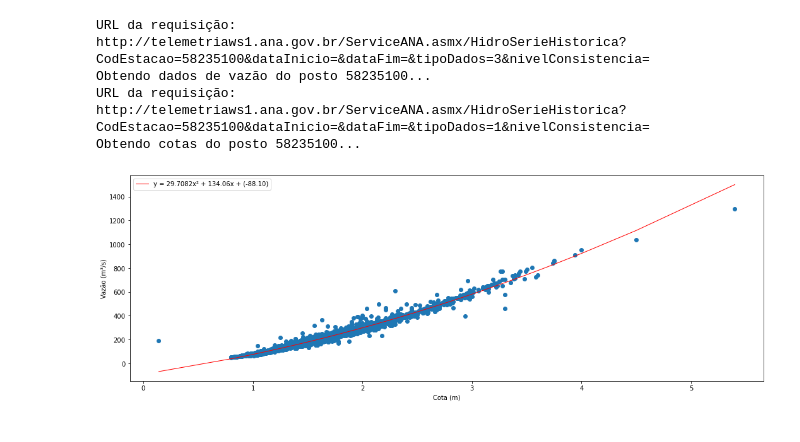
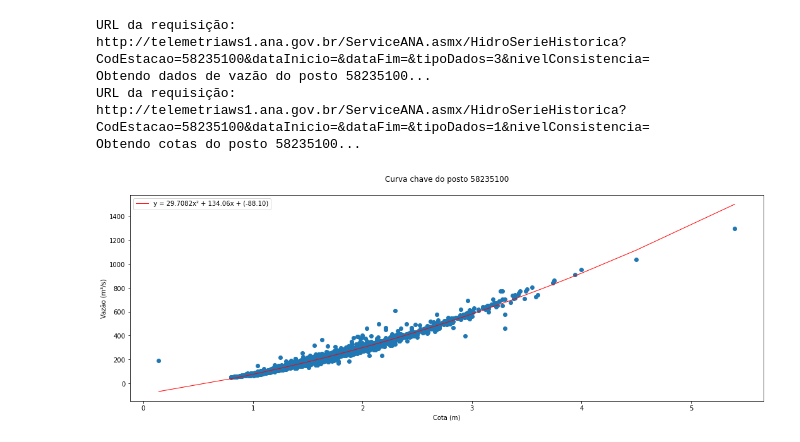
Before and after one commit to andradelis/nuvem, a Jupyter notebook: exemplo_curva_chave.ipynb, the cells around one changed output. Drawn from its saved outputs; the diff is of its cells as text; code cells hidden in the pictures.

Commit message:
:barber: título do gráfico da curva chave adicionado

```diff
--- a/exemplo_curva_chave.ipynb
+++ b/exemplo_curva_chave.ipynb
@@ -33,15 +33,16 @@ curva, coefs = curva_chave(cotas, vazoes)
 # %%
 fig, ax = plt.subplots(figsize=(18, 6))
 
 label='y = {:.4f}x² + {:.2f}x + ({:.2f})'.format(coefs[0], coefs[1], coefs[2])
 
 ax.scatter(cotas, vazoes)
 ax.plot(cotas, curva, color = 'red', lw=1, label = label)
 
 ax.set_ylabel("Vazão (m³/s)")
 ax.set_xlabel("Cota (m)")
+ax.set_title(f"Curva chave do posto {posto}\n")
 ax.legend()
 
-plt.savefig("exemplos/curva_chave.png")
+plt.savefig("exemplos/curva_chave.png", facecolor='white',)
 # %% [output]
-[figure, old version]
+[figure, new version]
```
Also changed, not shown: 1 other file.
